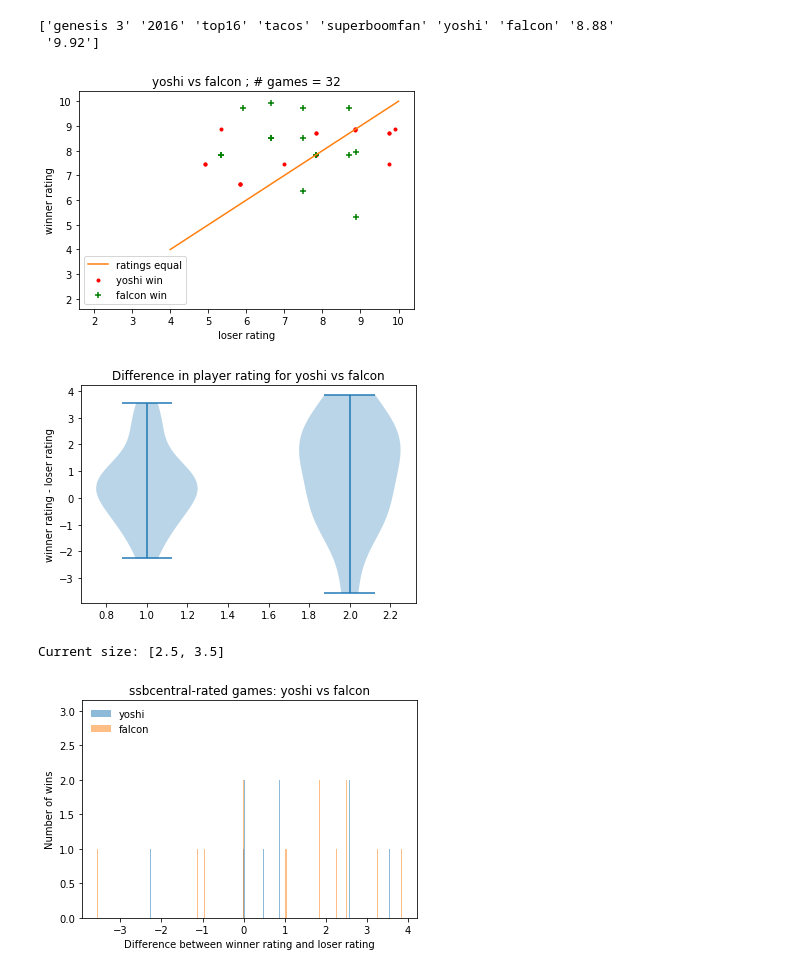
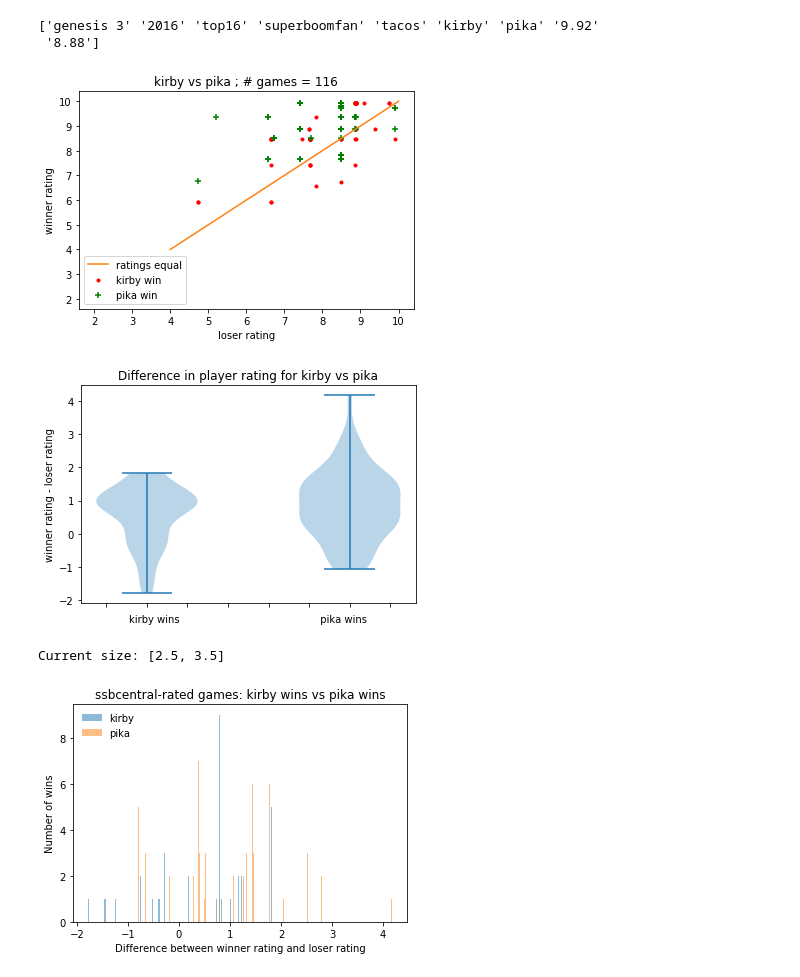
Before and after one commit to NCssb64/major-stats, a Jupyter notebook: controlled_mu_analysis.ipynb, the cells around one changed output. Drawn from its saved outputs; the diff is of its cells as text; code cells hidden in the pictures.

```diff
--- a/controlled_mu_analysis.ipynb
+++ b/controlled_mu_analysis.ipynb
@@ -1,22 +1,30 @@
 # %%
 # Character Match-up percentages
+import smasharchive, smashplots
 
-import smasharchive, smashplots
+char1 = 'kirby'
+char2 = 'pika'
+rating_threshold = 10.0
+silent_flag = True
 
 db = smasharchive.smashdb()
 db.tournament_name_skip['kansai'] = 0
 db.refilter_archive()
 db.refilter_archive_for_ssbcentral(threshold=10)
+total_number_games = len(db.print_char_mu( set( [char1, char2] ), silent=True ))
+
+db = smasharchive.smashdb()
+db.tournament_name_skip['kansai'] = 0
+db.refilter_archive()
+db.refilter_archive_for_ssbcentral(threshold=rating_threshold)
 
 print("")
-len(db.player_rankings)
+data_matrix = db.print_char_mu( set( [char1, char2] ), silent=silent_flag )
 
-char1 = 'yoshi'
-char2 = 'falcon'
-
-data_matrix = db.print_char_mu( set( [char1, char2] ) )
-
-print("{}".format(len(data_matrix)))
+print("")
+print("Games used: {}".format(len(data_matrix)))
+print("Out of total: {}".format(total_number_games))
+print("Num players: ", len(db.player_rankings))
 
 import collections
 import numpy
@@ -54,9 +52,10 @@ temp_winnerlist = data_matrix[:,5]
 char1_indices = [ idx for idx, char in enumerate(temp_winnerlist) if char == char1]
 char2_indices = [ idx for idx, char in enumerate(temp_winnerlist) if char == char2]
 # %% [output]
-['genesis 3' '2016' 'top16' 'tacos' 'superboomfan' 'yoshi' 'falcon' '8.88'
- '9.92']
+['genesis 3' '2016' 'top16' 'superboomfan' 'tacos' 'kirby' 'pika' '9.92'
+ '8.88']
 # %%
+plt.cla()
 plt.clf()
 plt.scatter( [loser_ratings[j] for j in char1_indices], [ winner_ratings[j] for j in char1_indices], marker='.', color='red', label=char1 +' win')
 plt.scatter( [loser_ratings[j] for j in char2_indices], [ winner_ratings[j] for j in char2_indices], marker='+', color='green', label=char2 + ' win')
@@ -68,24 +67,24 @@ plt.xlabel("loser rating")
 plt.legend(loc='lower left')
 plt.show()
 # %% [output]
-[figure, old version]
+[figure, new version]
 # %%
 char1_win_rating_diffs = [ (winner_ratings[idx] - loser_ratings[idx]) for idx in char1_indices ]
 char2_win_rating_diffs = [ (winner_ratings[idx] - loser_ratings[idx]) for idx in char2_indices ]
 
-# for idx in char1_indices:
-#     diff = winner_ratings[idx] - loser_ratings[idx]
-#     print( "{:5.15f}  {:5.15f}  {}".format(winner_ratings[idx], loser_ratings[idx], diff))
-
 
 plt.clf()
+plt.cla()
 plt.violinplot( [char1_win_rating_diffs, char2_win_rating_diffs])#, labels = [char1 + ' wins', char2 + ' wins'] )
 plt.title("Difference in player rating for {} vs {}".format(char1, char2))
 plt.ylabel("winner rating - loser rating")
+plt.gca().set_xticklabels([])
+
+plt.xlabel("{:<30}              {:>20}".format(char1 + ' wins', char2 + ' wins'))
 
 plt.show()
 # %% [output]
-[figure, old version]
+[figure, new version]
 # %%
 import collections
 
@@ -103,6 +103,7 @@ plt.savefig('rated-mu-analysis-{}-{}.png'.format(char1, char2), dpi=200)
 # %%
 import collections
 
+plt.cla()
 plt.clf()
 
 char1rates, char1counts = zip(*[ (x,y) for x,y in collections.Counter(char1_win_rating_diffs).items() ])
@@ -111,7 +112,7 @@ char2rates, char2counts = zip(*[ (x,y) for x,y in collections.Counter(char2_win_
 plt.bar(char1rates, char1counts, alpha=0.5, width=0.015, label=char1)# label='{} wins; {}'.format(char1, len(char1_win_rating_diffs)))
 plt.bar(char2rates, char2counts, alpha=0.5, width=0.015, label=char2)#
 plt.legend(loc='upper left', frameon=False)
-plt.title("ssbcentral-rated games: {} vs {}".format(char1, char2))
+plt.title("ssbcentral-rated games: {} vs {}".format(char1+ ' wins', char2+' wins'))
 plt.ylabel("Number of wins")
 plt.xlabel("Difference between winner rating and loser rating")
 
@@ -129,4 +130,4 @@ plt.rcParams["figure.figsize"] = fig_size
 plt.show()
 # %% [output]
 Current size: [2.5, 3.5]
-[figure, old version]
+[figure, new version]
```
Also changed, not shown: parts of 2 cells of this notebook, 2 other files.
